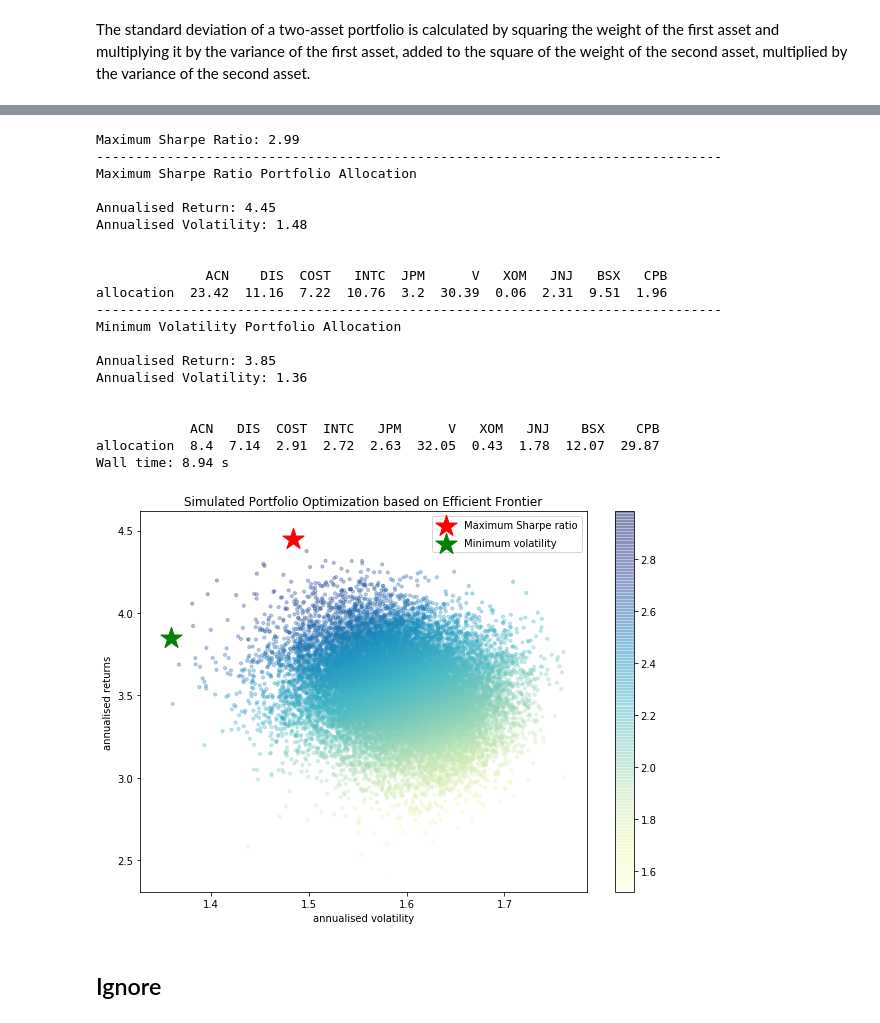
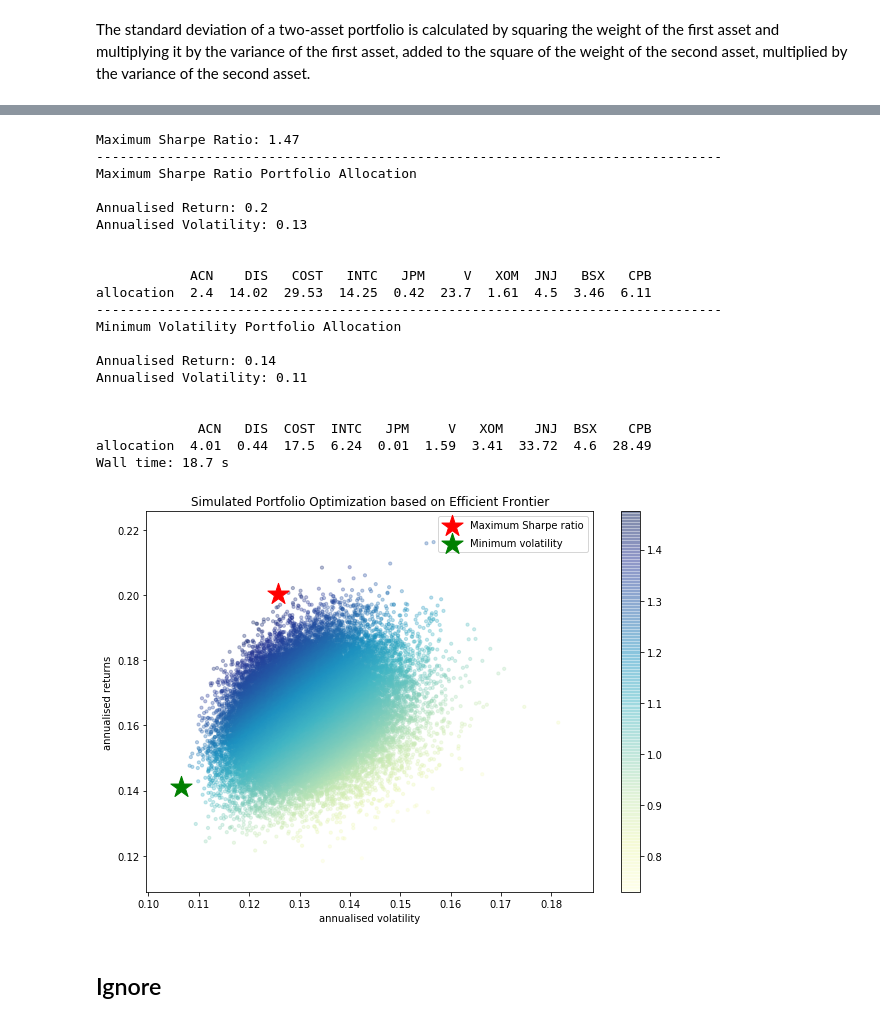
Before and after one commit to kangjin97/Portfolio_Analysis_Optimizer, a Jupyter notebook: QF project EF .ipynb, the cells around one changed output, grey strips where cells are left out. Cells and saved outputs as stored; diff of their text form; code cells hidden in the pictures.

```diff
--- a/QF project EF .ipynb
+++ b/QF project EF .ipynb
@@ -7,4 +35,6 @@ import seaborn as sns
 # %%
-main_df = pd.read_excel('QF_data.xlsx')
+#dates is wrong - should be monthly data
+
+#main_df = pd.read_excel('QF_data.xlsx')
 main_df
 # %% [output]
@@ -24,2 +55,2 @@ main_df
 # %%
-main_df=main_df.sort_values(by=['d/m/yyyy'])
+main_df=main_df.sort_values(by=['Date'])
@@ -58,8 +88,6 @@ def impute(df, col, method):
 
 for col in to_impute:
     main_df = impute(main_df, col, "mean")
-
-main_df=main_df.set_index("d/m/yyyy")
 # %%
 main_df = main_df.pct_change().dropna()
 # %%
@@ -105,7 +133,7 @@ def portfolio_annualised_performance(weights, mean_returns, cov_matrix):
     # calculates portfolio performance and volatility
 
     # sum of all equities' mean * weighted average for a given portfolio for annual returns
-    returns = np.sum(mean_returns*weights) * 252
+    returns = np.sum(mean_returns*weights) * 12
 
     # Standard deviation of portfolio (using dot product against covariance, weights)
     # 252 trading days
@@ -116,8 +144,8 @@ def portfolio_annualised_performance(weights, mean_returns, cov_matrix):
 
 
     # 1. Multiply covariance matrix with weights
-    #std = np.sqrt(np.dot(weights.T, np.dot(cov_matrix, weights))) * np.sqrt(252)
-    std=np.sqrt(sum(np.dot(cov_matrix, weights)))* np.sqrt(252)
+    std = np.sqrt(np.dot(weights.T, np.dot(cov_matrix, weights))) * np.sqrt(12)
+    #std=np.sqrt(sum(np.dot(cov_matrix, weights)))* np.sqrt(252)
     return std, returns
 # %%
 def random_portfolios(num_portfolios, mean_returns, cov_matrix, risk_free_rate):
@@ -247,31 +275,30 @@ cov_matrix
 # %%
 %%time
-num_portfolios = 21000
-risk_free_rate = 0.0178
-
+num_portfolios = 50000
+risk_free_rate = 0.0152
 simulate_ef_random(mean_returns, cov_matrix, num_portfolios, risk_free_rate)
 # %% [output]
-Maximum Sharpe Ratio: 2.99
+Maximum Sharpe Ratio: 1.47
 --------------------------------------------------------------------------------
 Maximum Sharpe Ratio Portfolio Allocation
 
-Annualised Return: 4.45
-Annualised Volatility: 1.48
+Annualised Return: 0.2
+Annualised Volatility: 0.13
 
 
-              ACN    DIS  COST   INTC  JPM      V   XOM   JNJ   BSX   CPB
-allocation  23.42  11.16  7.22  10.76  3.2  30.39  0.06  2.31  9.51  1.96
+            ACN    DIS   COST   INTC   JPM     V   XOM  JNJ   BSX   CPB
+allocation  2.4  14.02  29.53  14.25  0.42  23.7  1.61  4.5  3.46  6.11
 --------------------------------------------------------------------------------
 Minimum Volatility Portfolio Allocation
 
-Annualised Return: 3.85
-Annualised Volatility: 1.36
+Annualised Return: 0.14
+Annualised Volatility: 0.11
 
 
-            ACN   DIS  COST  INTC   JPM      V   XOM   JNJ    BSX    CPB
-allocation  8.4  7.14  2.91  2.72  2.63  32.05  0.43  1.78  12.07  29.87
-Wall time: 8.94 s
+             ACN   DIS  COST  INTC   JPM     V   XOM    JNJ  BSX    CPB
+allocation  4.01  0.44  17.5  6.24  0.01  1.59  3.41  33.72  4.6  28.49
+Wall time: 18.7 s
-[figure, old version]
+[figure, new version]
 # %% [markdown]
 ## Ignore ##
 # %%
```
Also changed, not shown: parts of 10 cells of this notebook.
